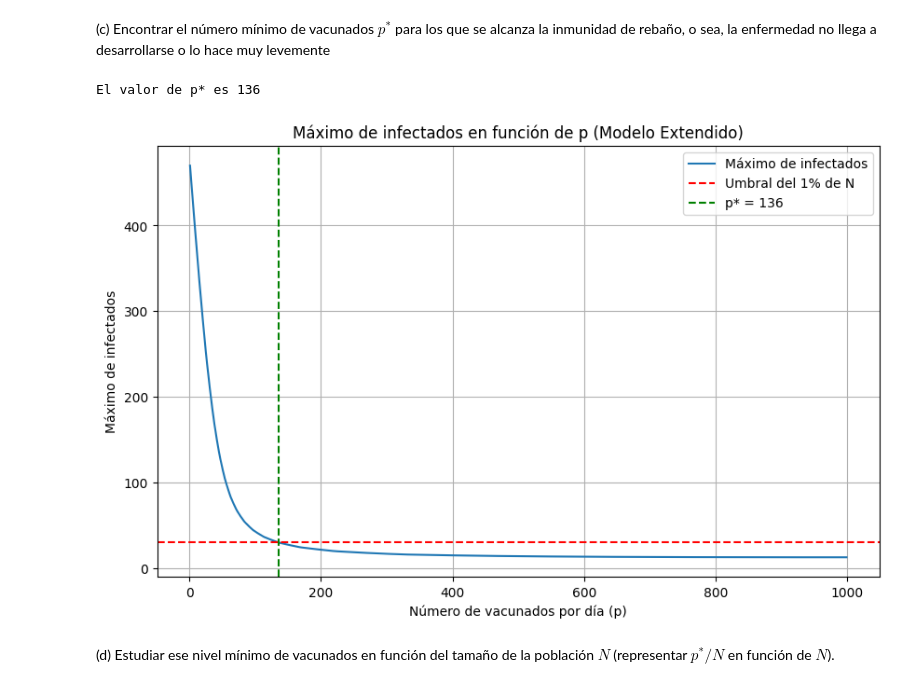
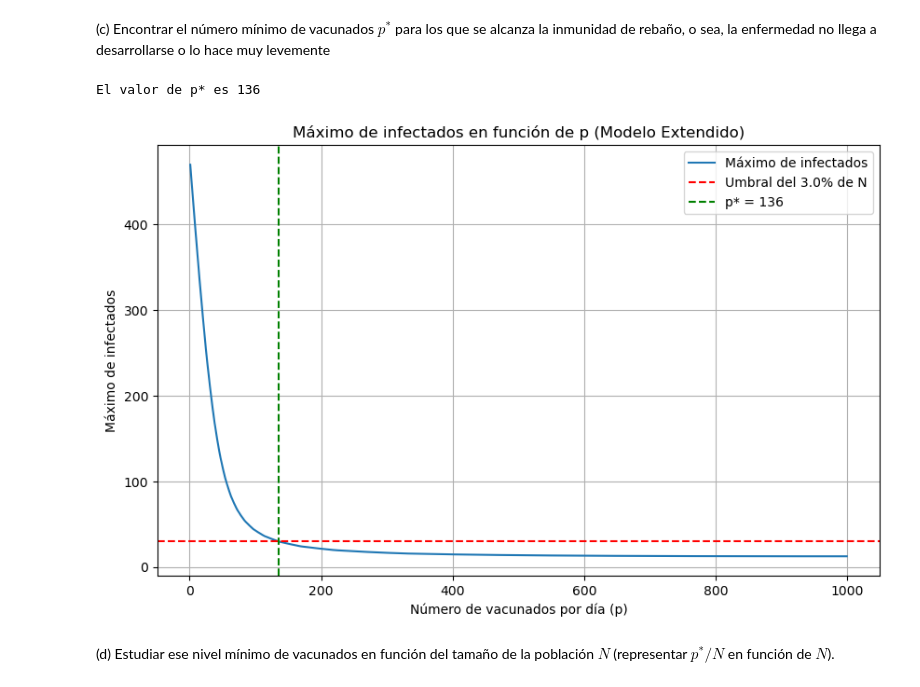
Before and after one commit to SimSocLab/Modelos_Compartimentales_Tiempo_Discreto, a Jupyter notebook: Modelos_Compartimentales_Tiempo_Discreto.ipynb, the cells around one changed output. Cells and saved outputs as stored; diff of their text form; code cells hidden in the pictures.

```diff
--- a/Modelos_Compartimentales_Tiempo_Discreto.ipynb
+++ b/Modelos_Compartimentales_Tiempo_Discreto.ipynb
@@ -350,7 +354,7 @@ t = np.linspace(0, simulation_duration, simulation_duration)
 
 S0 = 0.99 * N
 I0 = 0.01 * N
-R0 = 0 * N
+R0 = 0
 
 y0_immunization = [S0, I0, R0]
 y0_constant = [S0, I0, R0]
@@ -420,6 +424,8 @@ plt.show()
 (c) Encontrar el número mínimo de vacunados $p^*$ para los que se alcanza la inmunidad de rebaño, o sea, la enfermedad no llega a desarrollarse o lo hace muy levemente
 # %%
 import numpy as np
+import matplotlib.pyplot as plt
+from scipy.integrate import odeint
 
 def simulate_const_vaccination(y0_constant, t, beta, gamma, N, p):
     sol = odeint(sir_model_const_vaccination, y0_constant, t, args=(beta, gamma, N, p))
@@ -436,40 +442,41 @@ t = np.linspace(0, simulation_duration, simulation_duration)
 
 S0 = 0.99 * N
 I0 = 0.01 * N
-R0 = 0 * N
+R0 = 0
+threshold = 0.03
 
 y0_constant = [S0, I0, R0]
 
 p_values = np.arange(1, N, 1)
 max_infected_values = []
 p_star_value = None
 
 for p in p_values:
-    threshold = N * 0.03
+    poblational_threshold = N * threshold
     S, I, R = simulate_const_vaccination(y0_constant, t, beta, gamma, N, p)
-    if max(I) < threshold:
+    if max(I) < poblational_threshold:
         if p_star_value is None:
             p_star_value = p
     max_infected_values.append(max(I))
 
 
 print(f"El valor de p* es {p_star_value}")
 
 # Gráfica del máximo de infectados en función de p
 plt.figure(figsize=(10,6))
 plt.plot(p_values, max_infected_values, label='Máximo de infectados')
-plt.axhline(y=threshold, color='r', linestyle='--', label='Umbral del 1% de N')
+plt.axhline(y=poblational_threshold, color='r', linestyle='--', label=f'Umbral del {threshold * 100}% de N')
 if p_star_value is not None:
     plt.axvline(x=p_star_value, color='g', linestyle='--', label=f'p* = {p_star_value}')
 plt.xlabel('Número de vacunados por día (p)')
 plt.ylabel('Máximo de infectados')
 plt.title('Máximo de infectados en función de p (Modelo Extendido)')
 plt.legend()
 plt.grid()
 plt.show()
 # %% [output]
 El valor de p* es 136
-[figure, old version]
+[figure, new version]
 # %% [markdown]
 (d) Estudiar ese nivel mínimo de vacunados en función del tamaño de la población $N$ (representar $p^*/N$ en función de $N$).
 # %%
```
Also changed, not shown: parts of 2 cells of this notebook.
